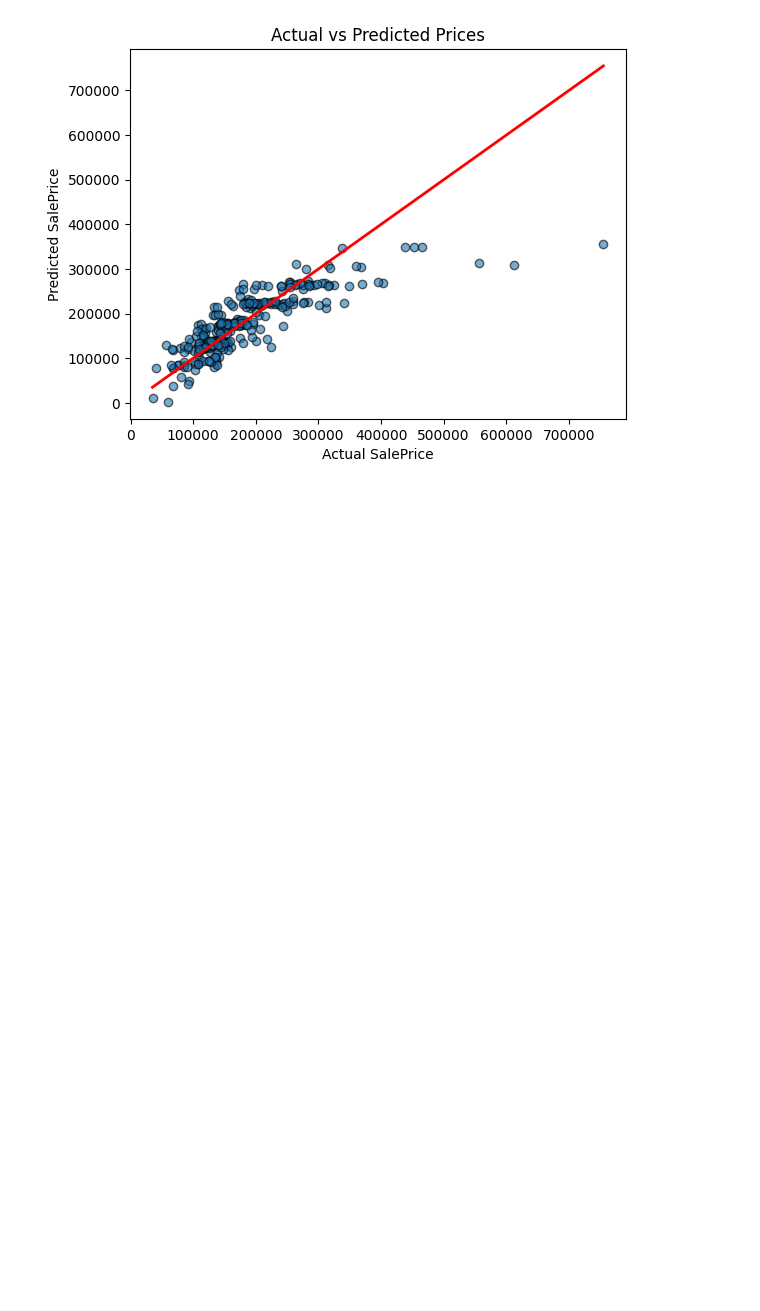
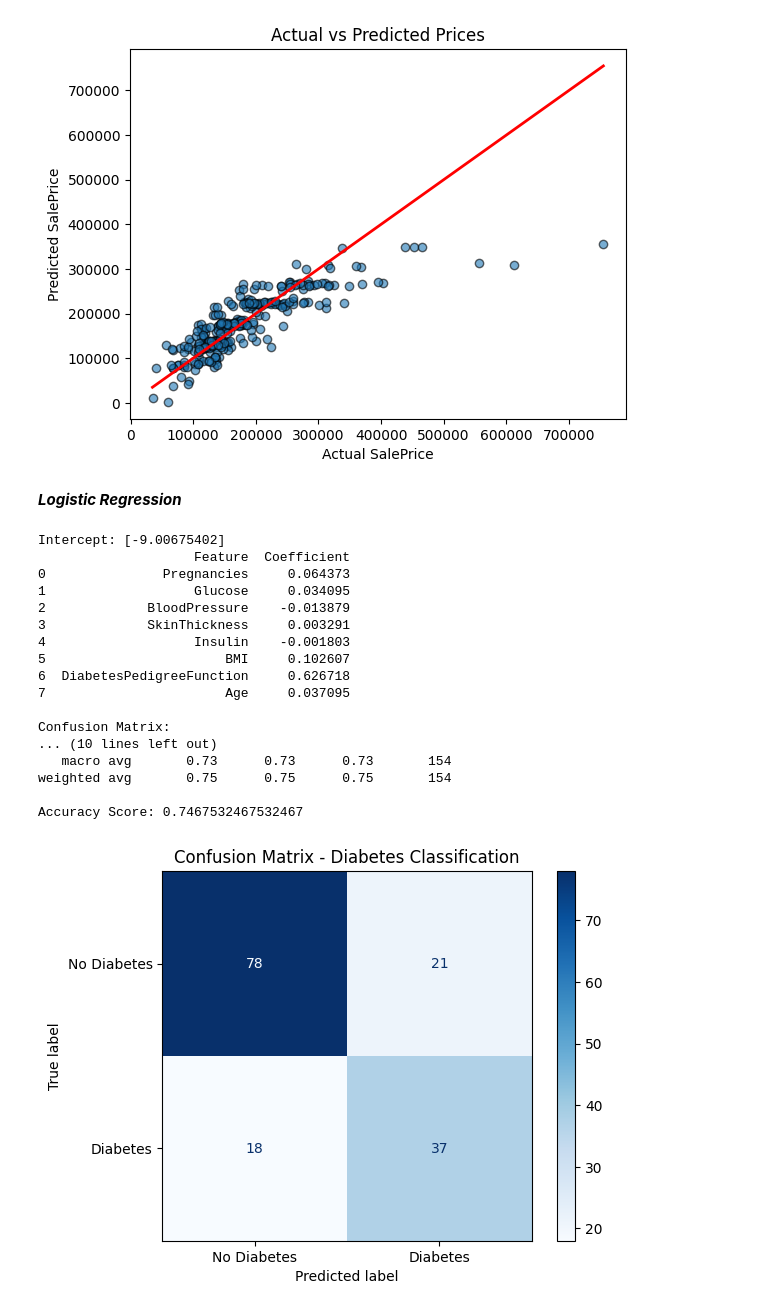
Before and after one commit to shashidhar078/MyPandas, a Jupyter notebook: pandasbasic.ipynb, the cells around one changed output. Drawn from its saved outputs; the diff is of its cells as text; code cells hidden in the pictures; blank space fills up the shorter version.

Commit message:
Explored logistic regression

```diff
--- a/pandasbasic.ipynb
+++ b/pandasbasic.ipynb
@@ -959,3 +959,67 @@ R-square :  0.6799782792756495
 MAE :  30935.416717600754
 RMSE :  2454670991.3411045
 [figure]
+# %% [markdown]
+***Logistic Regression***
+# %%
+#Applying Logistic Regression
+import pandas as pd
+from  sklearn.model_selection import train_test_split
+from sklearn.linear_model import LogisticRegression
+from sklearn.metrics import accuracy_score,confusion_matrix,classification_report,ConfusionMatrixDisplay
+import matplotlib.pyplot as plt
+
+df = pd.read_csv('/content/diabetes_DT.csv')
+df.head()
+#slecting all the features except outcomes to train
+col_features = ['Pregnancies','Glucose','BloodPressure','SkinThickness','Insulin','BMI','DiabetesPedigreeFunction','Age']
+X=df[col_features]
+y=df['Outcome']
+
+#split data for train and test
+
+X_train, X_test, y_train, y_test = train_test_split(
+    X, y, test_size=0.2, random_state=42
+)
+
+#logistic regression model
+log_reg = LogisticRegression(max_iter=1000)
+log_reg.fit(X_train, y_train)
+
+#prediction
+y_pred = log_reg.predict(X_test)
+
+#model coefficients
+print("Intercept:", log_reg.intercept_)
+coef_df = pd.DataFrame({"Feature": col_features, "Coefficient": log_reg.coef_[0]})
+print(coef_df)
+
+#Evaluation
+print("\nConfusion Matrix:\n", confusion_matrix(y_test, y_pred))
+print("\nClassification Report:\n", classification_report(y_test, y_pred))
+print("Accuracy Score:", accuracy_score(y_test, y_pred))
+
+#plotting confusion matrix
+disp = ConfusionMatrixDisplay(confusion_matrix(y_test, y_pred), display_labels=["No Diabetes", "Diabetes"])
+disp.plot(cmap=plt.cm.Blues)
+plt.title("Confusion Matrix - Diabetes Classification")
+plt.show()
+# %% [output]
+Intercept: [-9.00675402]
+                    Feature  Coefficient
+0               Pregnancies     0.064373
+1                   Glucose     0.034095
+2             BloodPressure    -0.013879
+3             SkinThickness     0.003291
+4                   Insulin    -0.001803
+5                       BMI     0.102607
+6  DiabetesPedigreeFunction     0.626718
+7                       Age     0.037095
+
+Confusion Matrix:
+... (10 lines left out)
+   macro avg       0.73      0.73      0.73       154
+weighted avg       0.75      0.75      0.75       154
+
+Accuracy Score: 0.7467532467532467
+[figure, added]
```
